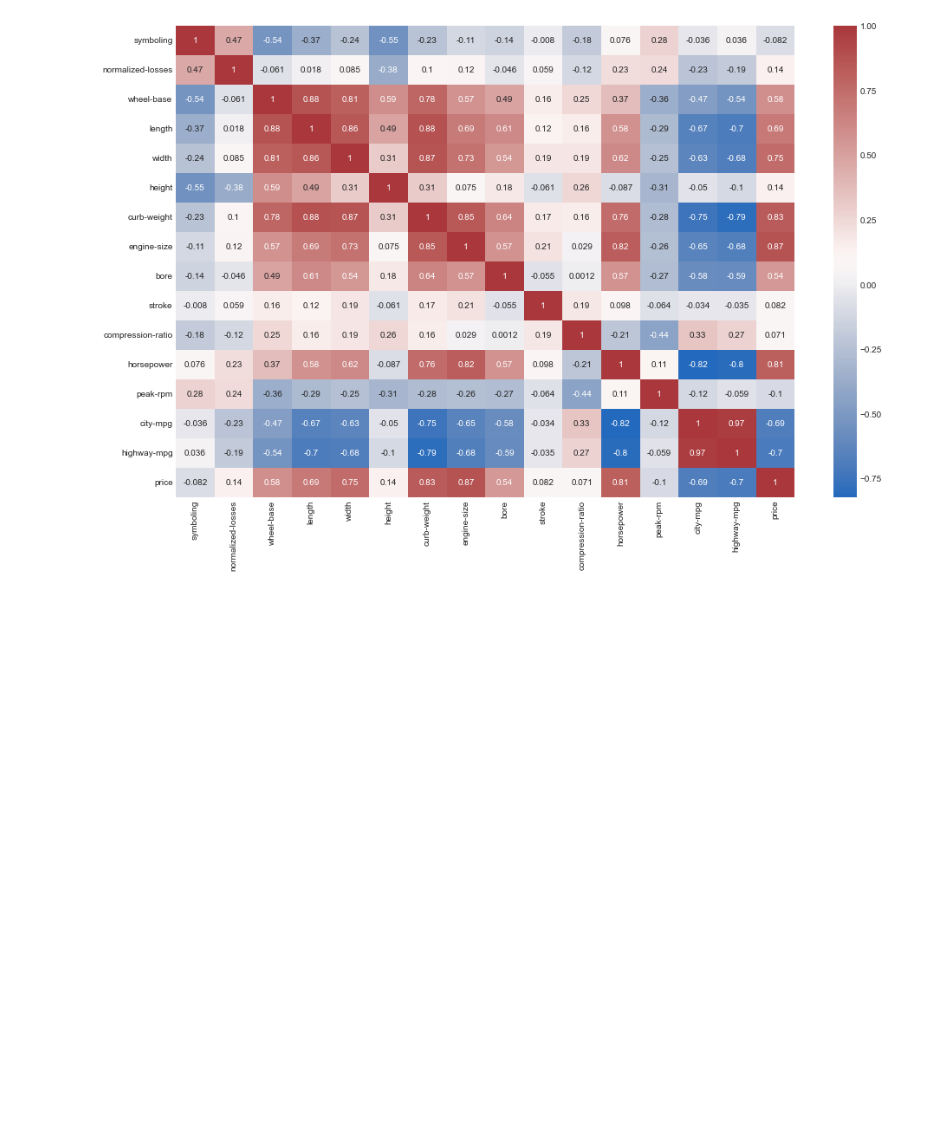
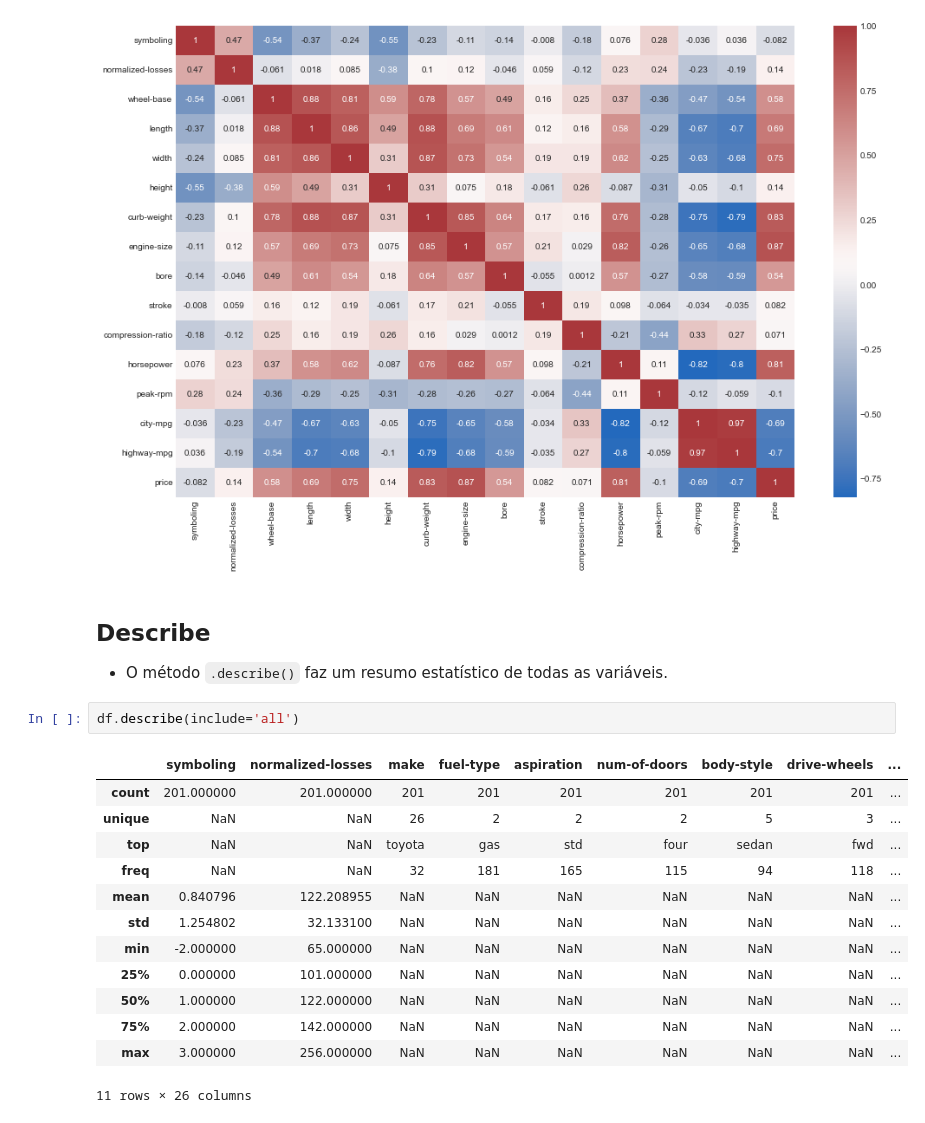
Before and after one commit to EduPekUfpr/PPGOLD7037, a Jupyter notebook: 02-DS_PPGOLD_AnaliseDescritiva/DS_PPGOLD_Aula02_AnaliseDescritiva.ipynb, the cells around one changed output. Drawn from its saved outputs; the diff is of its cells as text; blank space fills up the shorter version.

```diff
--- a/02-DS_PPGOLD_AnaliseDescritiva/DS_PPGOLD_Aula02_AnaliseDescritiva.ipynb
+++ b/02-DS_PPGOLD_AnaliseDescritiva/DS_PPGOLD_Aula02_AnaliseDescritiva.ipynb
@@ -378,3 +378,23 @@ sns.heatmap(df.corr(),ax = ax1,annot=True,cmap = sns.color_palette("vlag", as_cm
 # %% [output]
 <AxesSubplot: >
 [figure]
+# %% [markdown]
+## Describe
+
+* O método `.describe()` faz um resumo estatístico de todas as variáveis.
+# %%
+df.describe(include='all')
+# %% [output]
+|  | symboling | normalized-losses | make | fuel-type | aspiration | num-of-doors | body-style | drive-wheels | ... |
+| count | 201.000000 | 201.000000 | 201 | 201 | 201 | 201 | 201 | 201 | ... |
+| unique | NaN | NaN | 26 | 2 | 2 | 2 | 5 | 3 | ... |
+| top | NaN | NaN | toyota | gas | std | four | sedan | fwd | ... |
+| freq | NaN | NaN | 32 | 181 | 165 | 115 | 94 | 118 | ... |
+| mean | 0.840796 | 122.208955 | NaN | NaN | NaN | NaN | NaN | NaN | ... |
+| std | 1.254802 | 32.133100 | NaN | NaN | NaN | NaN | NaN | NaN | ... |
+| min | -2.000000 | 65.000000 | NaN | NaN | NaN | NaN | NaN | NaN | ... |
+| 25% | 0.000000 | 101.000000 | NaN | NaN | NaN | NaN | NaN | NaN | ... |
+| 50% | 1.000000 | 122.000000 | NaN | NaN | NaN | NaN | NaN | NaN | ... |
+| 75% | 2.000000 | 142.000000 | NaN | NaN | NaN | NaN | NaN | NaN | ... |
+| max | 3.000000 | 256.000000 | NaN | NaN | NaN | NaN | NaN | NaN | ... |
+11 rows × 26 columns
```
